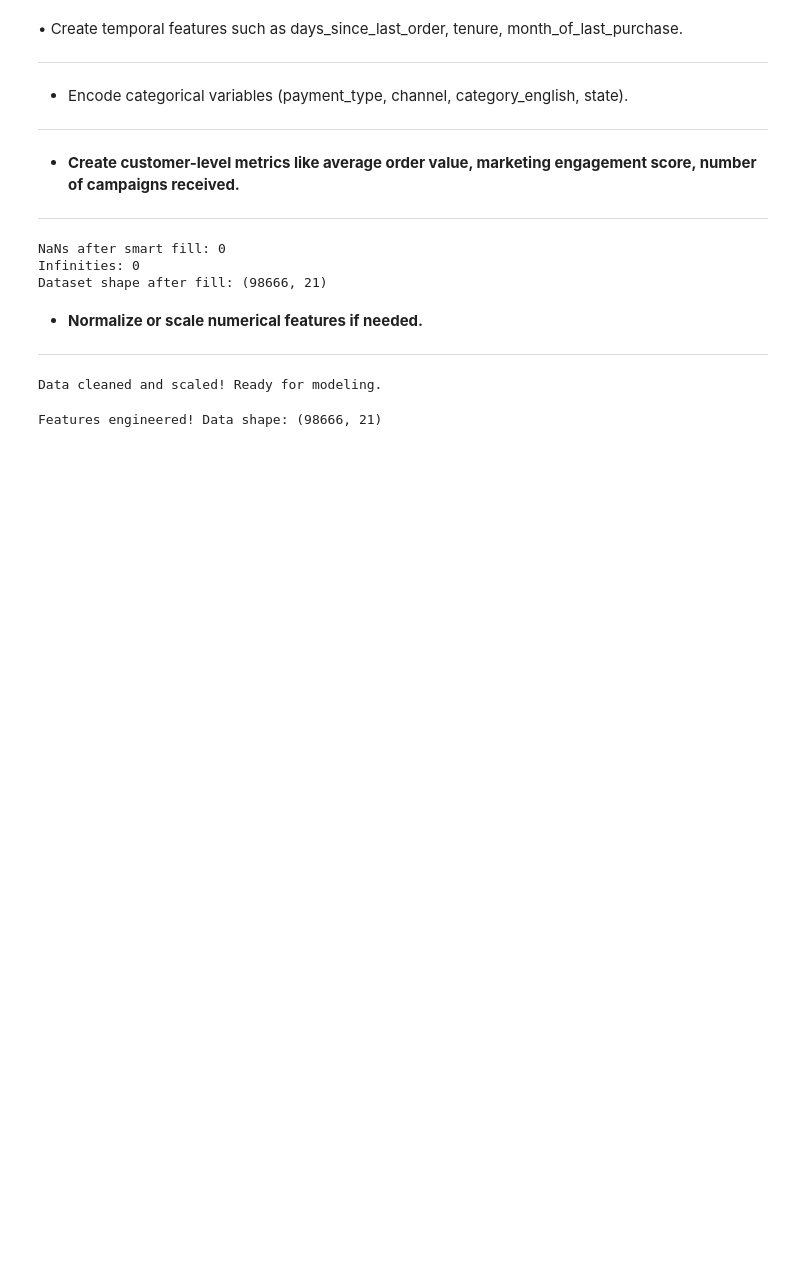
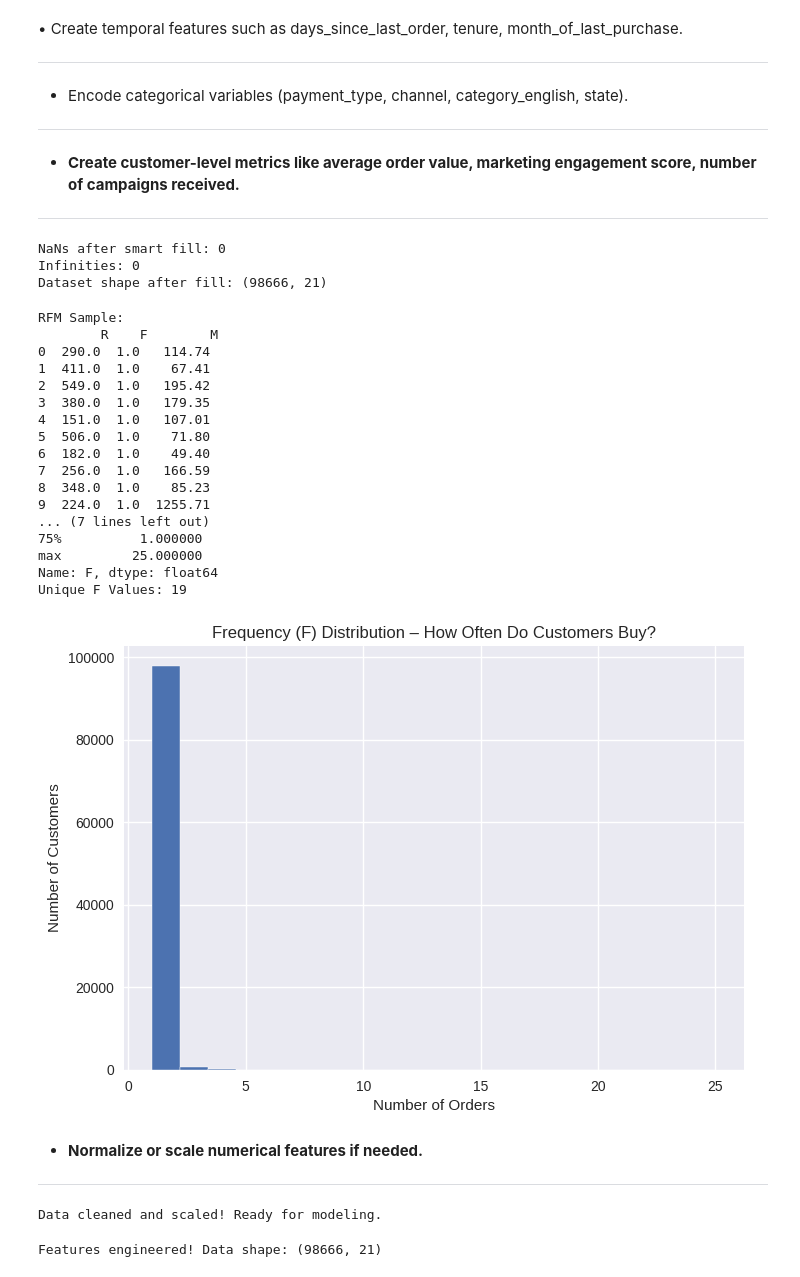
Before and after one commit to Kanakbaghel/Capstone_Project, a Jupyter notebook: Scripts/P2 : Predictive Modelling.ipynb, the cells around one changed output. Drawn from its saved outputs; the diff is of its cells as text; code cells hidden in the pictures; blank space fills up the shorter version.

Commit message:
measuring RFM stats

```diff
--- a/Scripts/P2 : Predictive Modelling.ipynb
+++ b/Scripts/P2 : Predictive Modelling.ipynb
@@ -274,6 +274,38 @@ if data[num_cols].isnull().sum().sum() > 0:
 NaNs after smart fill: 0
 Infinities: 0
 Dataset shape after fill: (98666, 21)
+# %%
+# Check RFM values (add this to the notebook for verification)
+print("RFM Sample:\n", data[['R', 'F', 'M']].head(10))  # First 10 customers
+print("F (Frequency) Stats:\n", data['F'].describe())  # Min, max, avg orders
+print("Unique F Values:", data['F'].nunique())  # How many different frequencies?
+
+# Visualize distribution (optional plot)
+import matplotlib.pyplot as plt
+data['F'].hist(bins=20)
+plt.title("Frequency (F) Distribution – How Often Do Customers Buy?")
+plt.xlabel("Number of Orders")
+plt.ylabel("Number of Customers")
+plt.show()
+# %% [output]
+RFM Sample:
+        R    F        M
+0  290.0  1.0   114.74
+1  411.0  1.0    67.41
+2  549.0  1.0   195.42
+3  380.0  1.0   179.35
+4  151.0  1.0   107.01
+5  506.0  1.0    71.80
+6  182.0  1.0    49.40
+7  256.0  1.0   166.59
+8  348.0  1.0    85.23
+9  224.0  1.0  1255.71
+... (7 lines left out)
+75%          1.000000
+max         25.000000
+Name: F, dtype: float64
+Unique F Values: 19
+[figure, added]
 # %% [markdown]
 - **Normalize or scale numerical features if needed.**
 
```
